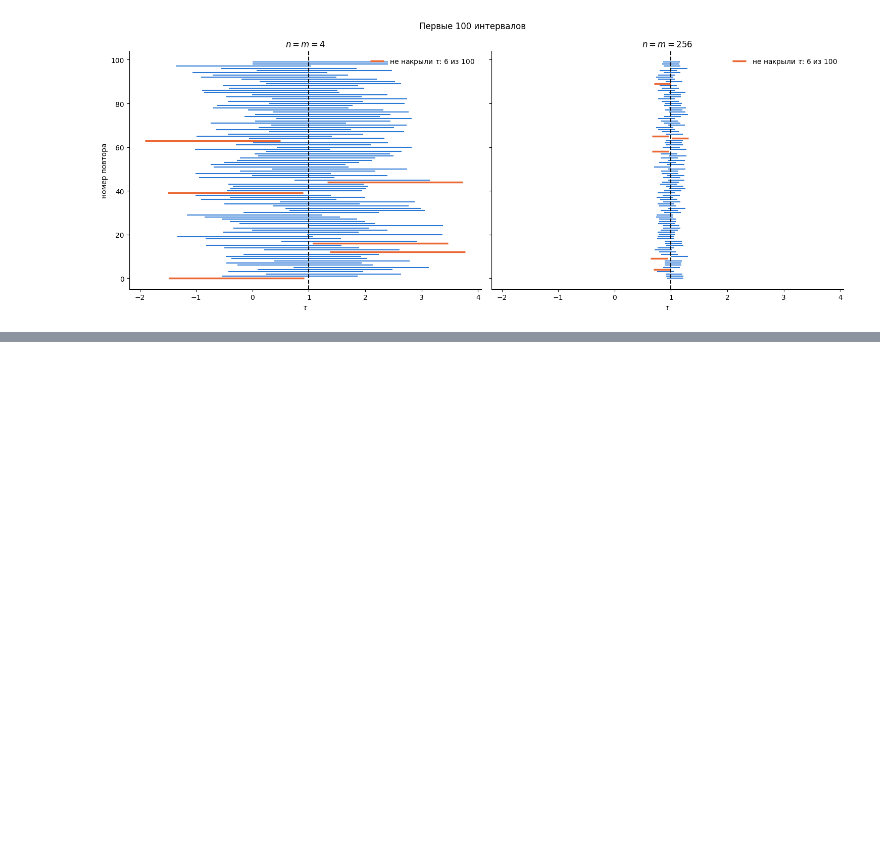
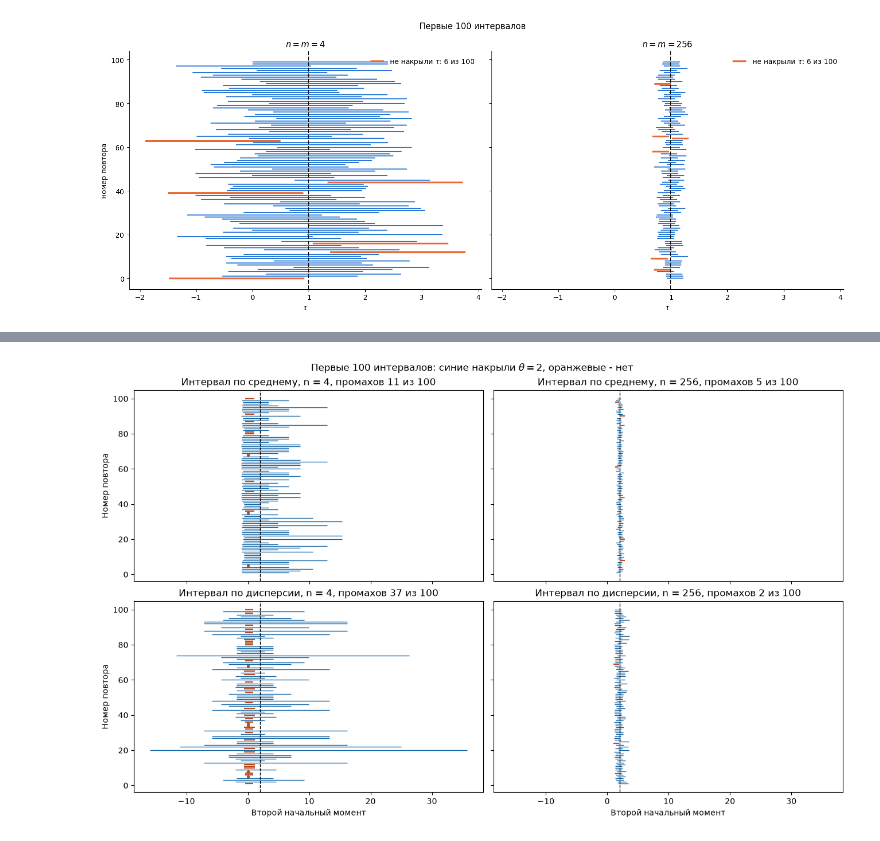
Before and after one commit to Blobbot54rus/noobptr-stat-lab3, a Jupyter notebook: lab3_amosov_kostakov.ipynb, the cells around one changed output, grey strips where cells are left out. Drawn from its saved outputs; the diff is of its cells as text; code cells hidden in the pictures; blank space fills up the shorter version.

```diff
--- a/lab3_amosov_kostakov.ipynb
+++ b/lab3_amosov_kostakov.ipynb
@@ -209,0 +356,25 @@ plt.show()
+# %%
+fig, axes = plt.subplots(2, 2, figsize=(13, 8), sharex=True, sharey=True, constrained_layout=True)
+n_show = 100
+repeat = np.arange(1, n_show + 1)
+for row, method in enumerate(methods):
+    for col, n in enumerate((4, 256)):
+        ax = axes[row, col]
+        i = sample_sizes.index(n)
+        left = pois_lows[method][i, :n_show]
+        right = pois_highs[method][i, :n_show]
+        good = pois_covered[method][i, :n_show]
+        ax.hlines(repeat[good], left[good], right[good], color="#1968a8", lw=1)
+        ax.hlines(repeat[~good], left[~good], right[~good], color="#bb4c22", lw=1.6)
+        zero = left == right
+        ax.scatter(left[zero], repeat[zero], color="#bb4c22", s=8)
+        ax.axvline(theta, color="black", ls="--", lw=1)
+        ax.set_title(f"Интервал {method}, n = {n}, промахов {sum(~good)} из {n_show}")
+        if col == 0:
+            ax.set_ylabel("Номер повтора")
+        if row == 1:
+            ax.set_xlabel("Второй начальный момент")
+fig.suptitle(r"Первые 100 интервалов: синие накрыли $\theta = 2$, оранжевые - нет")
+plt.show()
+# %% [output]
+[figure, added]
```
Also changed, not shown: parts of 8 cells of this notebook.
